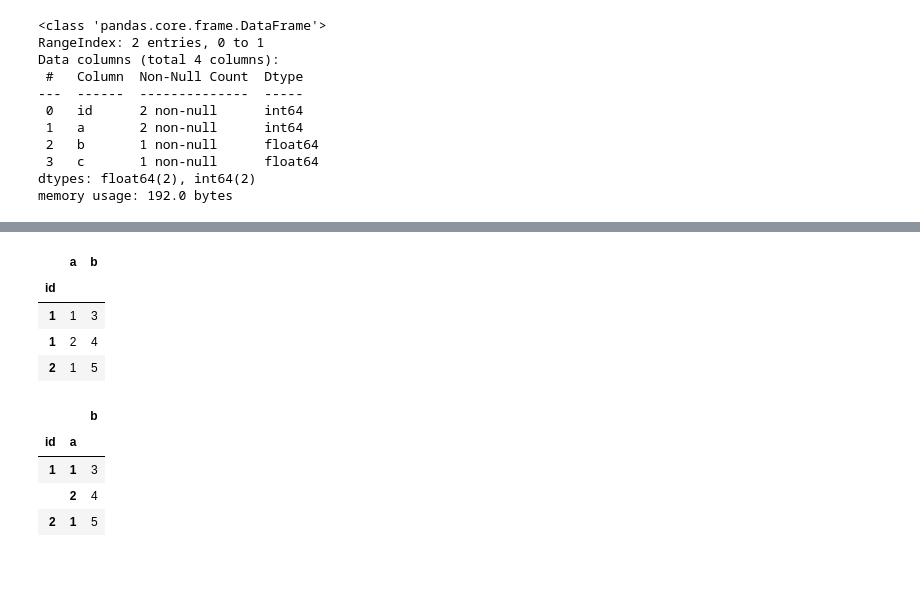
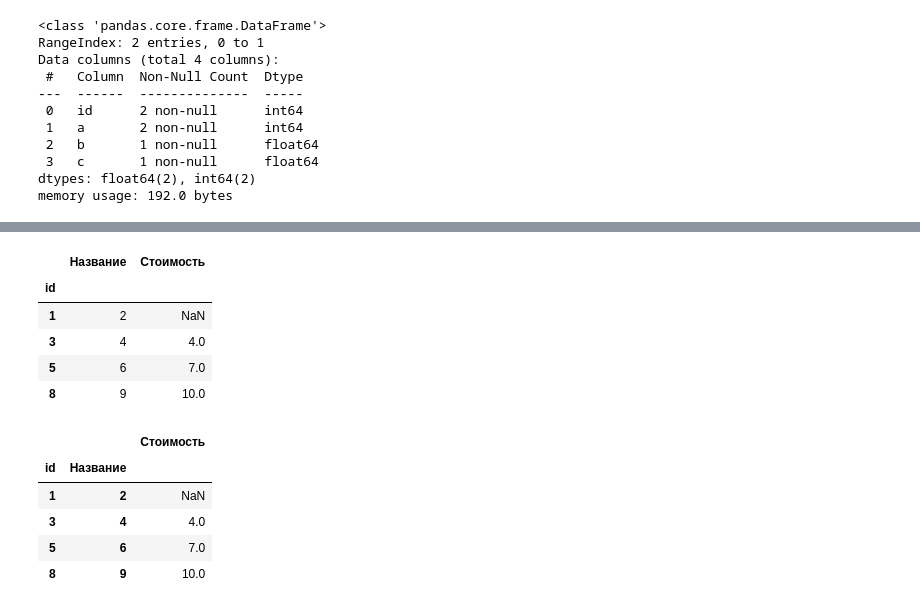
Before and after one commit to rassafel/PythonAI-learn-2022-2023, a Jupyter notebook: pandas_work.ipynb, the cells around one changed output, grey strips where cells are left out. Saved outputs shown, nothing was run; the diff lists cells and outputs as text; code cells hidden in the pictures; blank space fills up the shorter version.

```diff
--- a/pandas_work.ipynb
+++ b/pandas_work.ipynb
@@ -147,0 +150,6 @@ memory usage: 192.0 bytes
+# %%
+df = pd.DataFrame([{'id': 1, 'Название': 2},
+                   {'id': 3, 'Название': 4, 'Стоимость': 4},
+                   {'id': 5, 'Название': 6, 'Стоимость': 7},
+                   {'id': 8, 'Название': 9, 'Стоимость': 10}])
+df
@@ -160,4 +177,0 @@ df.rename({0: 'a'}, axis=0) # Переименование индекса
-# %%
-df = pd.DataFrame([[1, 1, 3], [1, 2, 4], [2, 1, 5]],
-                  columns=['id', 'a', 'b'])
-df
@@ -169,16 +180,18 @@ df
 # %%
 df.set_index('id') # Использование столбца как идентификатор
 # %% [output]
-|  | a | b |
+|  | Название | Стоимость |
 | id |  |  |
-| 1 | 1 | 3 |
-| 1 | 2 | 4 |
-| 2 | 1 | 5 |
+| 1 | 2 | NaN |
+| 3 | 4 | 4.0 |
+| 5 | 6 | 7.0 |
+| 8 | 9 | 10.0 |
 # %%
-df.set_index(['id', 'a']) # Использование композитного идентификатора
+df.set_index(['id', 'Название']) # Использование композитного идентификатора
 # %% [output]
-|  |  | b |
-| id | a |  |
-| 1 | 1 | 3 |
-|  | 2 | 4 |
-| 2 | 1 | 5 |
+|  |  | Стоимость |
+| id | Название |  |
+| 1 | 2 | NaN |
+| 3 | 4 | 4.0 |
+| 5 | 6 | 7.0 |
+| 8 | 9 | 10.0 |
```
Also changed, not shown: parts of 39 cells of this notebook.
